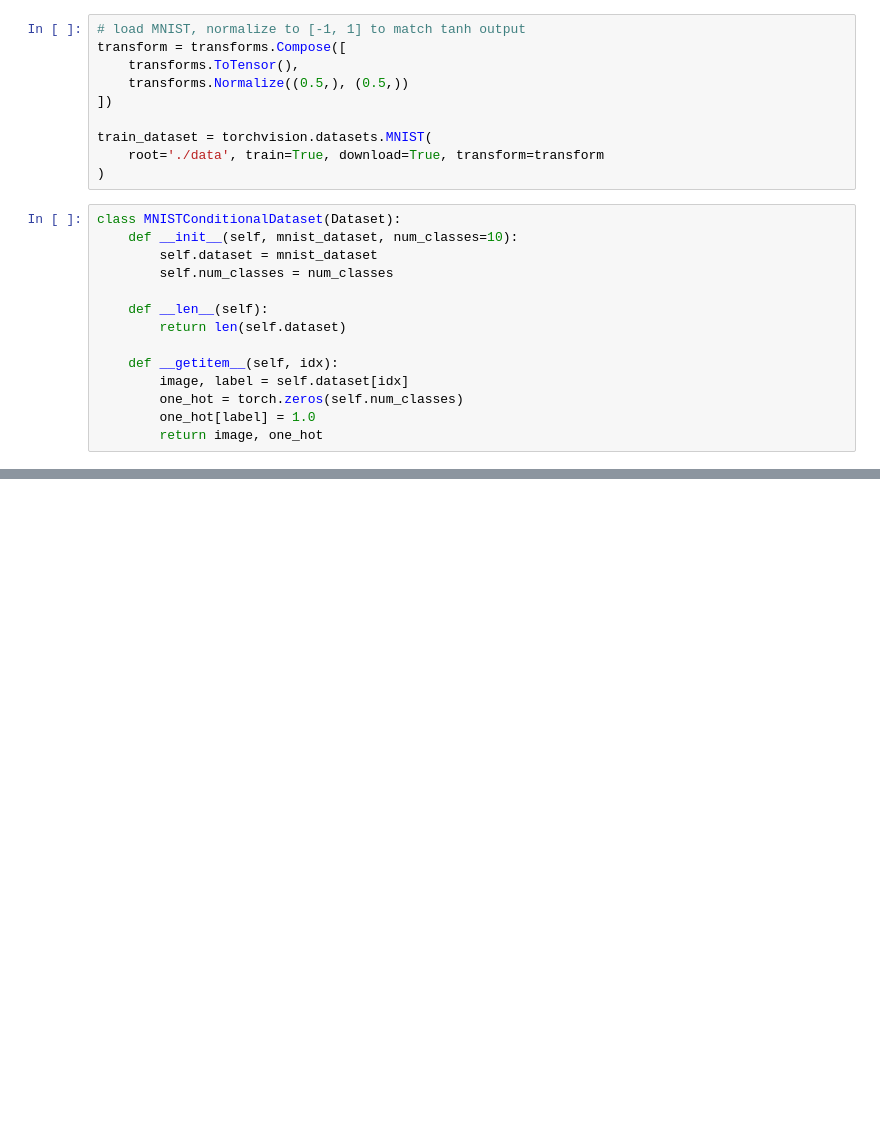
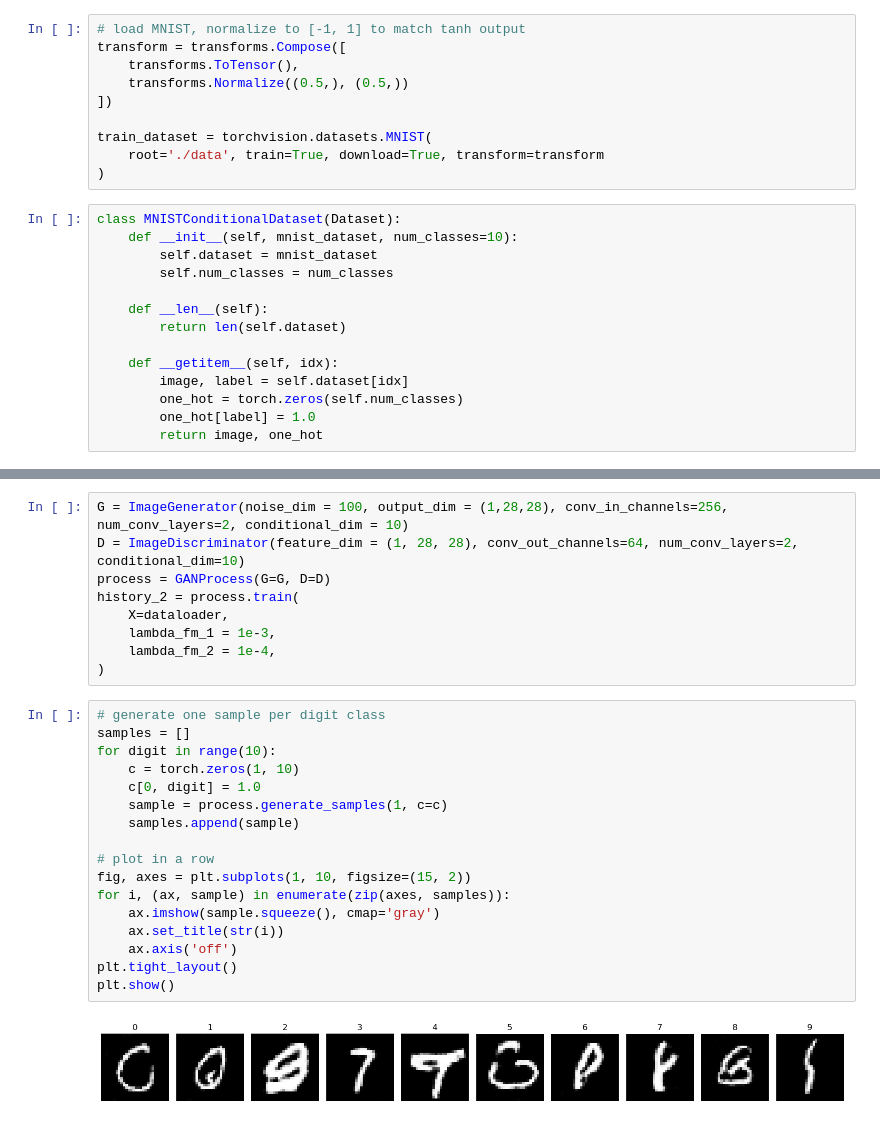
Before and after one commit to ronsperber/synthetic_generation, a Jupyter notebook: Notebooks/Image-Generation/mnist_gan.ipynb, the cells around one changed output, grey strips where cells are left out. Saved outputs shown, nothing was run; the diff lists cells and outputs as text; blank space fills up the shorter version.

```diff
--- a/Notebooks/Image-Generation/mnist_gan.ipynb
+++ b/Notebooks/Image-Generation/mnist_gan.ipynb
@@ -66,0 +111,28 @@ plt.show()
+# %%
+G = ImageGenerator(noise_dim = 100, output_dim = (1,28,28), conv_in_channels=256, num_conv_layers=2, conditional_dim = 10)
+D = ImageDiscriminator(feature_dim = (1, 28, 28), conv_out_channels=64, num_conv_layers=2, conditional_dim=10)
+process = GANProcess(G=G, D=D)
+history_2 = process.train(
+    X=dataloader,
+    lambda_fm_1 = 1e-3,
+    lambda_fm_2 = 1e-4,
+)
+# %%
+# generate one sample per digit class
+samples = []
+for digit in range(10):
+    c = torch.zeros(1, 10)
+    c[0, digit] = 1.0
+    sample = process.generate_samples(1, c=c)
+    samples.append(sample)
+
+# plot in a row
+fig, axes = plt.subplots(1, 10, figsize=(15, 2))
+for i, (ax, sample) in enumerate(zip(axes, samples)):
+    ax.imshow(sample.squeeze(), cmap='gray')
+    ax.set_title(str(i))
+    ax.axis('off')
+plt.tight_layout()
+plt.show()
+# %% [output]
+[figure, added]
```
Also changed, not shown: parts of 9 cells of this notebook, 1 other file.
